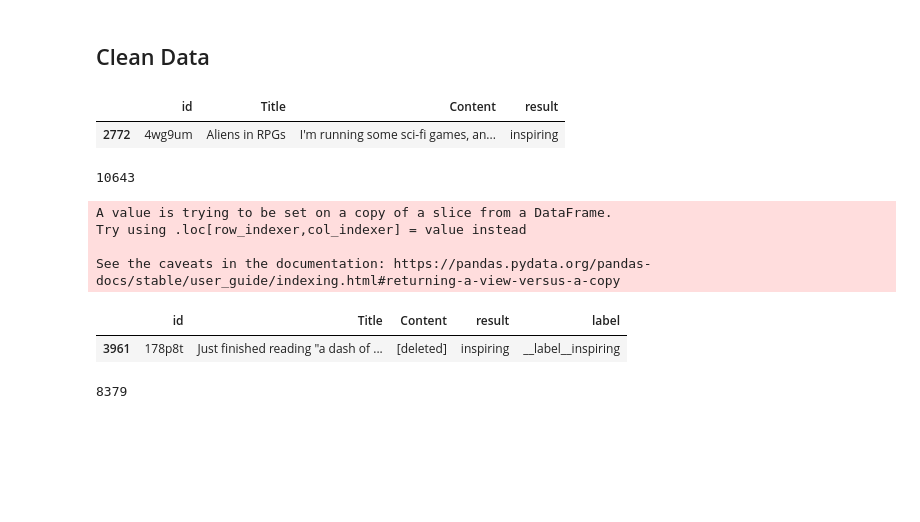
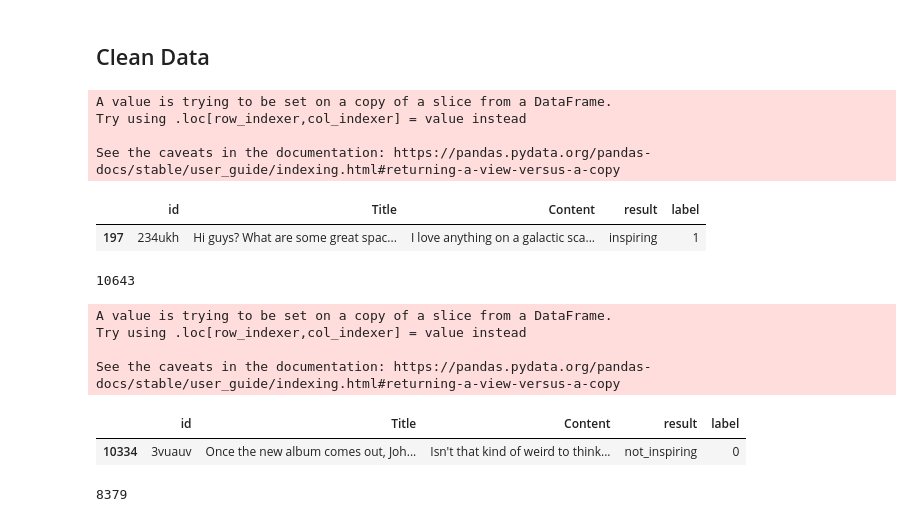
Before and after one commit to d141/Contagious-Inspiration, a Jupyter notebook: Train_Inspiration.ipynb, the cells around one changed output. Cells and saved outputs as stored; diff of their text form; code cells hidden in the pictures; blank space fills up the shorter version.

```diff
--- a/Train_Inspiration.ipynb
+++ b/Train_Inspiration.ipynb
@@ -232,18 +238,22 @@ We work till we starve, literally. This next title is make-or-break for us. But
 ## Clean Data
 # %%
 final_title_df = title_df[title_df.Title != 'error']
-#final_title_df['label'] = final_title_df['result'].map({'inspiring': 1, 'not_inspiring': 0})
+final_title_df['label'] = final_title_df['result'].map({'inspiring': 1, 'not_inspiring': 0})
 final_title_df.sample()
 # %% [output]
+A value is trying to be set on a copy of a slice from a DataFrame.
+Try using .loc[row_indexer,col_indexer] = value instead
+
+See the caveats in the documentation: https://pandas.pydata.org/pandas-docs/stable/user_guide/indexing.html#returning-a-view-versus-a-copy
-|  | id | Title | Content | result |
-| 2772 | 4wg9um | Aliens in RPGs | I'm running some sci-fi games, an... | inspiring |
+|  | id | Title | Content | result | label |
+| 197 | 234ukh | Hi guys? What are some great spac... | I love anything on a galactic sca... | inspiring | 1 |
 # %%
 len(final_title_df)
 # %% [output]
 10643
 # %%
 final_content_df = content_df[content_df.Content != 'error']
-final_content_df['label'] = final_content_df['result'].map({'inspiring': "__label__inspiring", 'not_inspiring': '__label__not_inspiring'})
+final_content_df['label'] = final_content_df['result'].map({'inspiring': 1, 'not_inspiring': 0})
 final_content_df.sample()
 # %% [output]
 A value is trying to be set on a copy of a slice from a DataFrame.
@@ -251,7 +261,7 @@ Try using .loc[row_indexer,col_indexer] = value instead
 
 See the caveats in the documentation: https://pandas.pydata.org/pandas-docs/stable/user_guide/indexing.html#returning-a-view-versus-a-copy
 |  | id | Title | Content | result | label |
-| 3961 | 178p8t | Just finished reading "a dash of ... | [deleted] | inspiring | __label__inspiring |
+| 10334 | 3vuauv | Once the new album comes out, Joh... | Isn't that kind of weird to think... | not_inspiring | 0 |
 # %%
 len(final_content_df)
 # %% [output]
```
Also changed, not shown: parts of 18 cells of this notebook.
